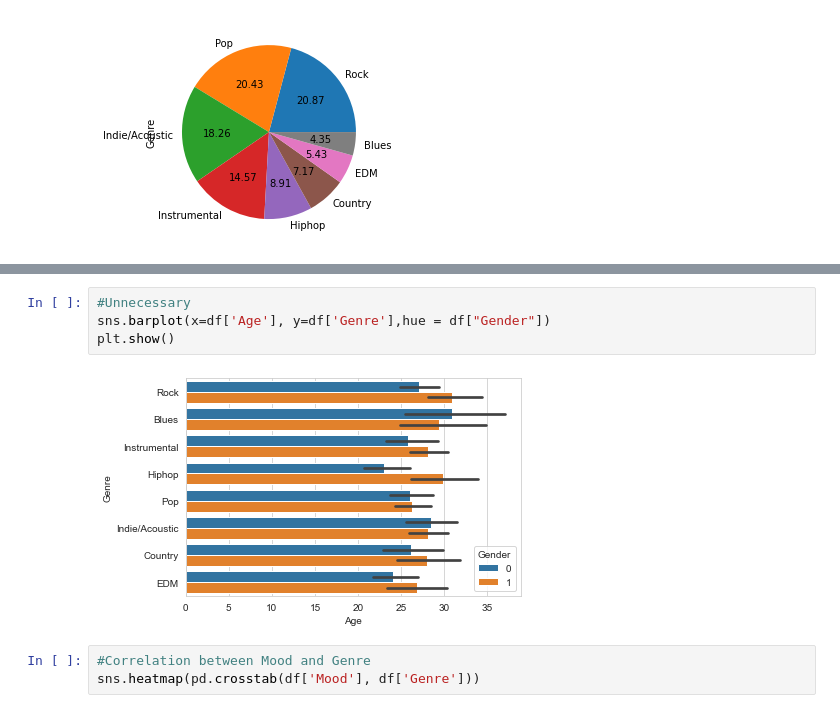
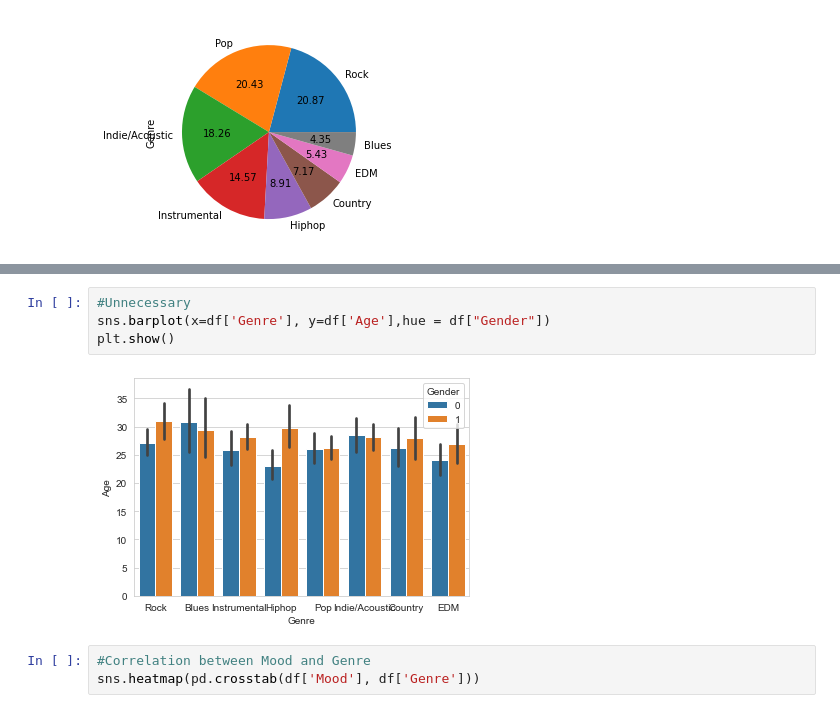
Before and after one commit to NAyeshaKhan/Music_Recommendation_App, a Jupyter notebook: MusicApp/Test Music AI.ipynb, the cells around one changed output, grey strips where cells are left out. Cells and saved outputs as stored; diff of their text form.

```diff
--- a/MusicApp/Test Music AI.ipynb
+++ b/MusicApp/Test Music AI.ipynb
@@ -172,9 +164,9 @@ sns.boxplot(x='Age',y='Genre',hue='Gender',data=df)
 # %%
 #Unnecessary
-sns.barplot(x=df['Age'], y=df['Genre'],hue = df["Gender"])
+sns.barplot(x=df['Genre'], y=df['Age'],hue = df["Gender"])
 plt.show()
 # %% [output]
-[figure, old version]
+[figure, new version]
 # %%
 #Correlation between Mood and Genre
 sns.heatmap(pd.crosstab(df['Mood'], df['Genre']))
```
Also changed, not shown: parts of 7 cells of this notebook, 2 other files.
